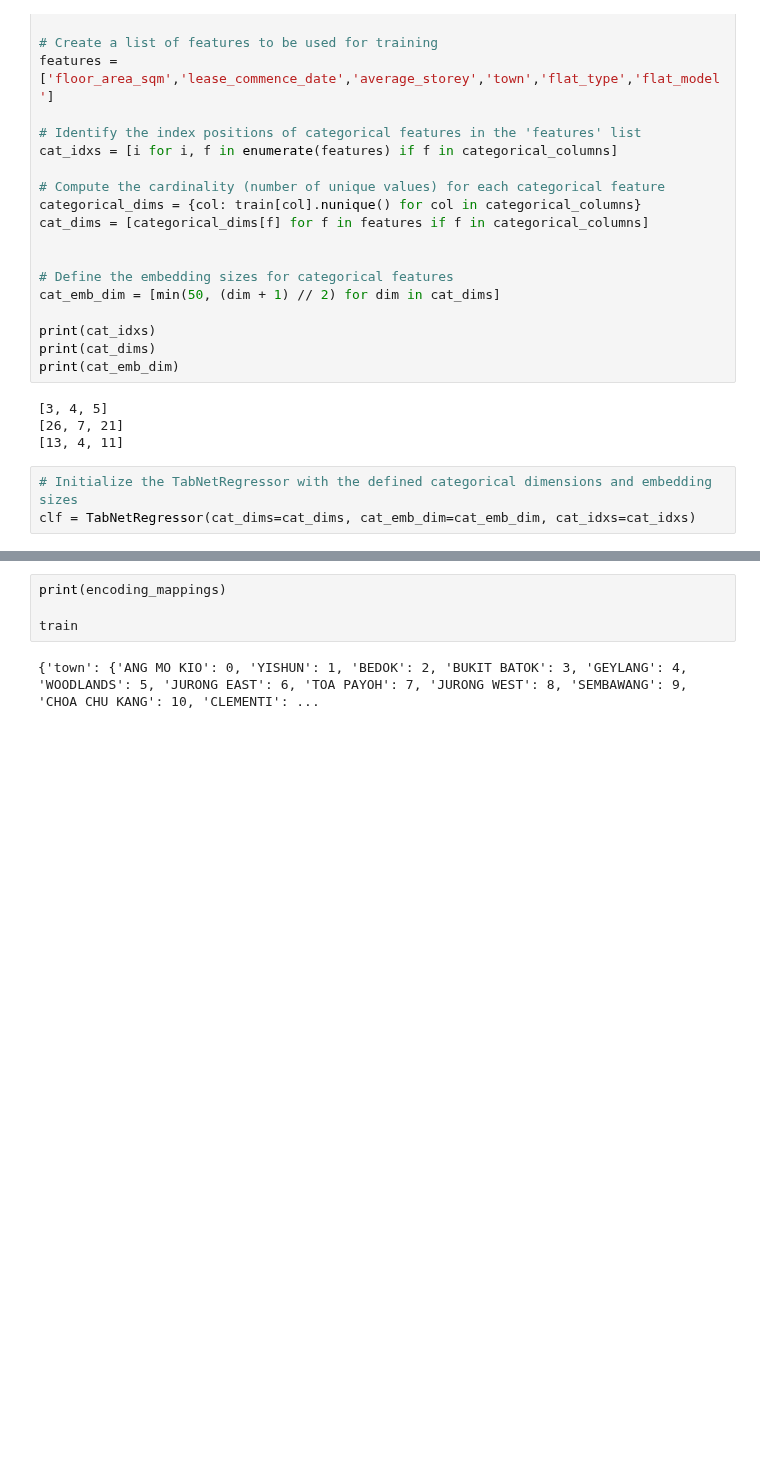
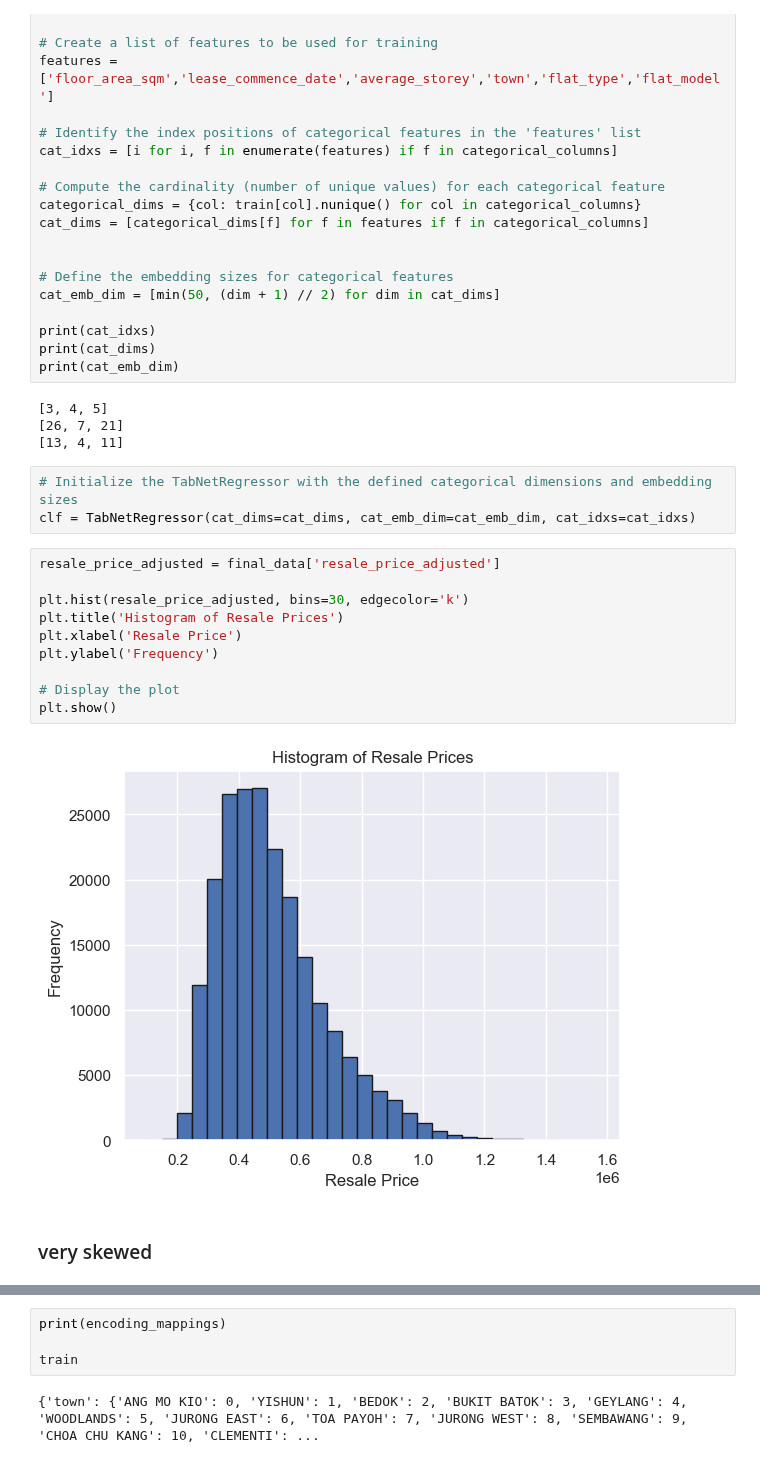
Before and after one commit to KuroInit/HDB-Resale-Price-Predict, a Jupyter notebook: MiniProject.ipynb, the cells around one changed output, grey strips where cells are left out. Saved outputs shown, nothing was run; the diff lists cells and outputs as text; blank space fills up the shorter version.

```diff
--- a/MiniProject.ipynb
+++ b/MiniProject.ipynb
@@ -449,6 +449,20 @@ print(cat_emb_dim)
 # %%
 # Initialize the TabNetRegressor with the defined categorical dimensions and embedding sizes
 clf = TabNetRegressor(cat_dims=cat_dims, cat_emb_dim=cat_emb_dim, cat_idxs=cat_idxs)
+# %%
+resale_price_adjusted = final_data['resale_price_adjusted']
+
+plt.hist(resale_price_adjusted, bins=30, edgecolor='k')
+plt.title('Histogram of Resale Prices')
+plt.xlabel('Resale Price')
+plt.ylabel('Frequency')
+
+# Display the plot
+plt.show()
+# %% [output]
+[figure, added]
+# %% [markdown]
+### very skewed
 # %%
 np.set_printoptions(suppress=True)
 
```
Also changed, not shown: parts of 7 cells of this notebook.
